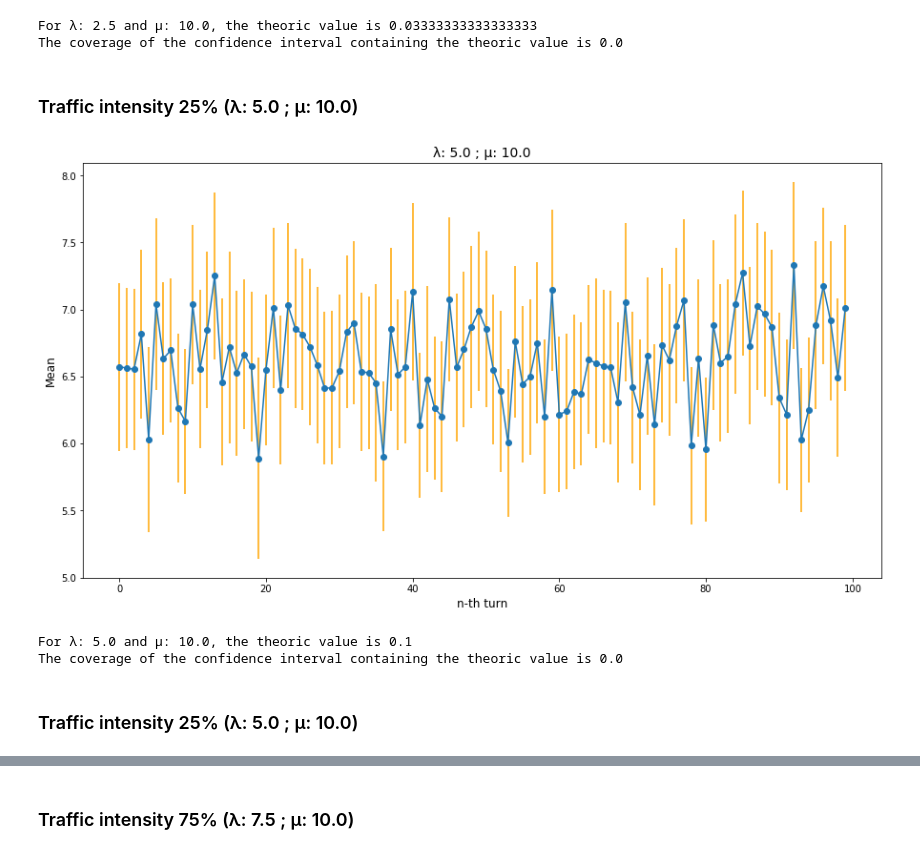
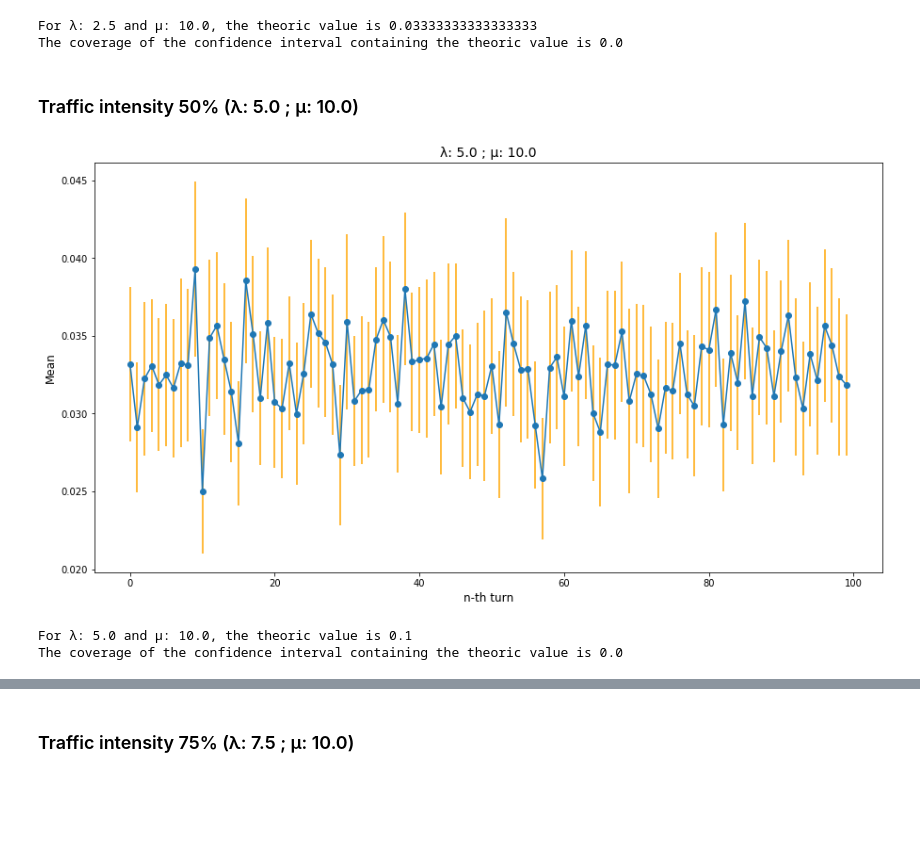
Before and after one commit to fwase/avaliacao-desempenho, a Jupyter notebook: final_activity/Atividade Final - Fylype Wase.ipynb, the cells around one changed output, grey strips where cells are left out. Cells and saved outputs as stored; diff of their text form; code cells hidden in the pictures; blank space fills up the shorter version.

Commit message:
Add nbm and graphics of coverage NBM

```diff
--- a/final_activity/Atividade Final - Fylype Wase.ipynb
+++ b/final_activity/Atividade Final - Fylype Wase.ipynb
@@ -60,8 +101,8 @@ def simulate_queue(lambda_, mi, n):
     times_waiting = []
 
     for i in range(n):
-        exp_arrival = expovariate(time_arrival)
-        exp_attendance = expovariate(time_attendance)
+        exp_arrival = np.random.exponential(time_arrival)
+        exp_attendance = np.random.exponential(time_attendance)
 
         if queue.empty():
             clock_current += exp_arrival
@@ -88,6 +129,8 @@ def simulate_queue(lambda_, mi, n):
         times_waiting.append(time_waiting)
 
     return times_waiting
+# %%
+nbm_by_turn = []
 # %% [markdown]
 ### Traffic intensity 25% (λ: 2.5 ; μ: 10.0)
 # %%
@@ -103,7 +146,13 @@ for _ in range(running_times):
     eliminated_transient = mser(times_queue)
     turn['confidence_interval'] = confidence_interval(eliminated_transient, 0.95)
     turn['mean'] = arithmetic_average(eliminated_transient)
+    turn['nbm'] = nbm(eliminated_transient)
     turns.append(turn)
+
+nbm_turn = {}
+nbm_turn['traffic'] = lambda_ / mi
+nbm_turn['coverage'] = sum([turn['nbm'] for turn in turns]) / running_times
+nbm_by_turn.append(nbm_turn)
 # %%
 x = [i for i in range(running_times)]
 y = [turn['mean'] for turn in turns]
@@ -129,7 +178,7 @@ print(f'The coverage of the confidence interval containing the theoric value is
 For λ: 2.5 and μ: 10.0, the theoric value is 0.03333333333333333
 The coverage of the confidence interval containing the theoric value is 0.0
 # %% [markdown]
-### Traffic intensity 25% (λ: 5.0 ; μ: 10.0)
+### Traffic intensity 50% (λ: 5.0 ; μ: 10.0)
 # %%
 turns = []
 running_times = 100
@@ -137,35 +186,39 @@ lambda_ = 5.0
 mi = 10.0
 n = 1000
 
 for _ in range(running_times):
     turn = {}
     times_queue = simulate_queue(lambda_, mi, n)
     eliminated_transient = mser(times_queue)
     turn['confidence_interval'] = confidence_interval(eliminated_transient, 0.95)
     turn['mean'] = arithmetic_average(eliminated_transient)
+    turn['nbm'] = nbm(eliminated_transient)
     turns.append(turn)
+
+nbm_turn = {}
+nbm_turn['traffic'] = lambda_ / mi
+nbm_turn['coverage'] = sum([turn['nbm'] for turn in turns]) / running_times
+nbm_by_turn.append(nbm_turn)
 
 x = [i for i in range(running_times)]
 y = [turn['mean'] for turn in turns]
 errors = [turn['confidence_interval'] for turn in turns]
 errors = [(fabs(y[i]-errors[i][0]), fabs(y[i]-errors[i][1])) for i in range(len(errors))]
 errors = [list(i) for i in zip(*errors)]
 
 fig,ax = plt.subplots(figsize=(15, 8))
 plt.title(f'λ: {lambda_} ; μ: {mi}', fontsize=14)
 ax.errorbar(x,y,yerr=errors, fmt='-o', ecolor='orange')
 plt.xlabel('n-th turn', fontsize=12)
 plt.ylabel('Mean', fontsize=12)
 plt.show()
 
 theoric_value = get_mean_waiting_theoric(lambda_,mi)
 contains_percent_value = get_contains_percent_value(turns, theoric_value)
 
 print(f'For λ: {lambda_} and μ: {mi}, the theoric value is {theoric_value}')
 print(f'The coverage of the confidence interval containing the theoric value is {contains_percent_value}')
 # %% [output]
-[figure, old version]
+[figure, new version]
 For λ: 5.0 and μ: 10.0, the theoric value is 0.1
 The coverage of the confidence interval containing the theoric value is 0.0
-# %% [markdown]
-### Traffic intensity 25% (λ: 5.0 ; μ: 10.0)
```
Also changed, not shown: parts of 10 cells of this notebook.
